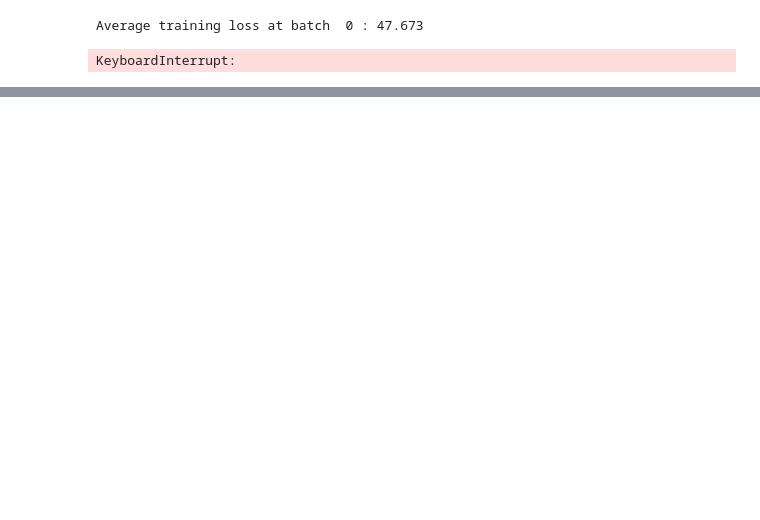
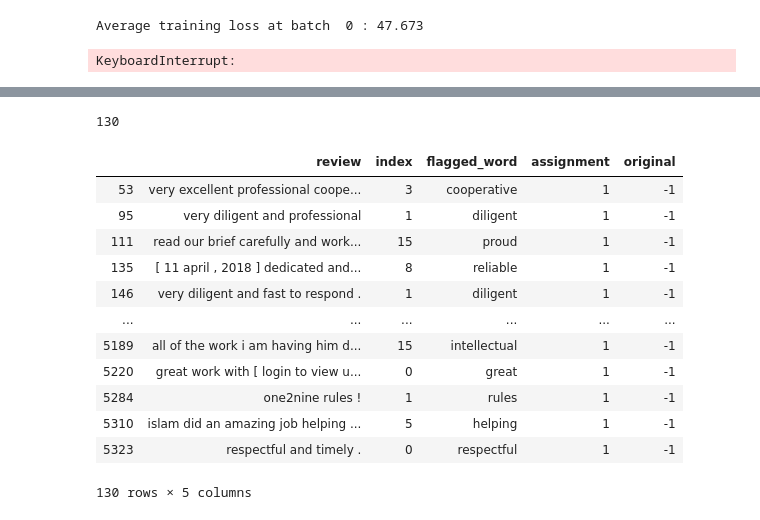
Before and after one commit to elliotgsilva/BiasedLanguageDetection, a Jupyter notebook: model_tuning.ipynb, the cells around one changed output, grey strips where cells are left out. Saved outputs shown, nothing was run; the diff lists cells and outputs as text; code cells hidden in the pictures; blank space fills up the shorter version.

```diff
--- a/model_tuning.ipynb
+++ b/model_tuning.ipynb
@@ -323,0 +378,37 @@ KeyboardInterrupt:
+# %%
+sum(cluster_assignment_list)
+# %% [output]
+130
+# %%
+dictionary = pkl.load(open(data_dir+'dictionary.p','rb'))
+# %%
+pd.set_option('max_colwidth',0)
+# %%
+def decode_predictions(token_list,index_list,cluster_assignment_list,dictionary,original_label):
+    decoded_tokens = [' '.join(dictionary.decode_idx_seq(sent)) for sent in token_list]
+    reviews = [decoded for decoded in decoded_tokens]
+    flagged_words = [r.split()[i] for (r,i) in zip(reviews,index_list)]
+    reviews = [review.split('<pad>')[0] for review in reviews]
+    df_pred = pd.DataFrame({'review':reviews,'index':index_list,'flagged_word':flagged_words,\
+                            'assignment':cluster_assignment_list,'original':original_label})
+    return df_pred
+# %%
+df_pred = decode_predictions(token_list,index_list,cluster_assignment_list,dictionary,original_label)
+pred_pos = df_pred[df_pred.assignment==1]
+pred_not = df_pred[df_pred.assignment==0]
+# %%
+pred_pos
+# %% [output]
+|  | review | index | flagged_word | assignment | original |
+| 53 | very excellent professional coope... | 3 | cooperative | 1 | -1 |
+| 95 | very diligent and professional | 1 | diligent | 1 | -1 |
+| 111 | read our brief carefully and work... | 15 | proud | 1 | -1 |
+| 135 | [ 11 april , 2018 ] dedicated and... | 8 | reliable | 1 | -1 |
+| 146 | very diligent and fast to respond . | 1 | diligent | 1 | -1 |
+| ... | ... | ... | ... | ... | ... |
+| 5189 | all of the work i am having him d... | 15 | intellectual | 1 | -1 |
+| 5220 | great work with [ login to view u... | 0 | great | 1 | -1 |
+| 5284 | one2nine rules ! | 1 | rules | 1 | -1 |
+| 5310 | islam did an amazing job helping ... | 5 | helping | 1 | -1 |
+| 5323 | respectful and timely . | 0 | respectful | 1 | -1 |
+130 rows × 5 columns
```
Also changed, not shown: parts of 14 cells of this notebook, 2 other files.
